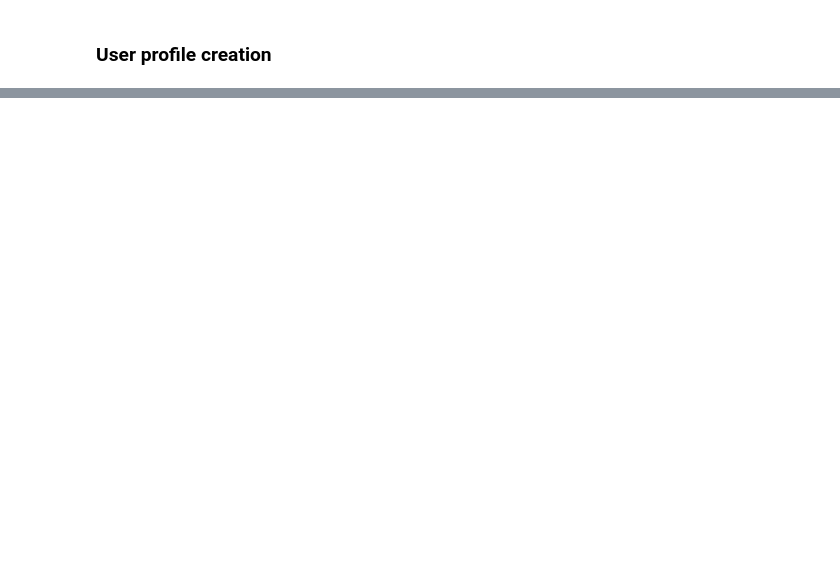
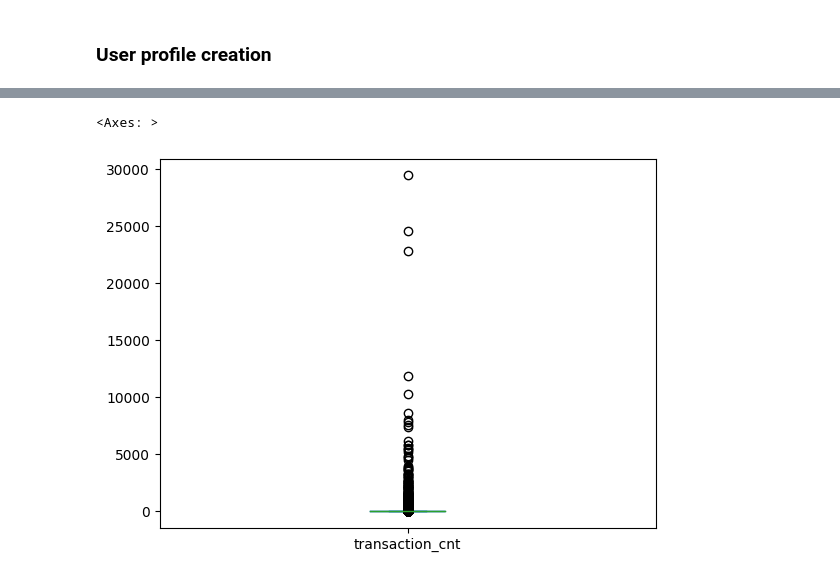
Before and after one commit to mdpetrov/pref-ai, a Jupyter notebook: main.ipynb, the cells around one changed output, grey strips where cells are left out. Cells and saved outputs as stored; diff of their text form; code cells hidden in the pictures; blank space fills up the shorter version.

```diff
--- a/main.ipynb
+++ b/main.ipynb
@@ -254,0 +295,5 @@ Here I aggregated all features I have and created a dataframe that contains all
+# %%
+users['transaction_cnt'].plot(kind='box')
+# %% [output]
+<Axes: >
+[figure, added]
```
Also changed, not shown: parts of 84 cells of this notebook.
